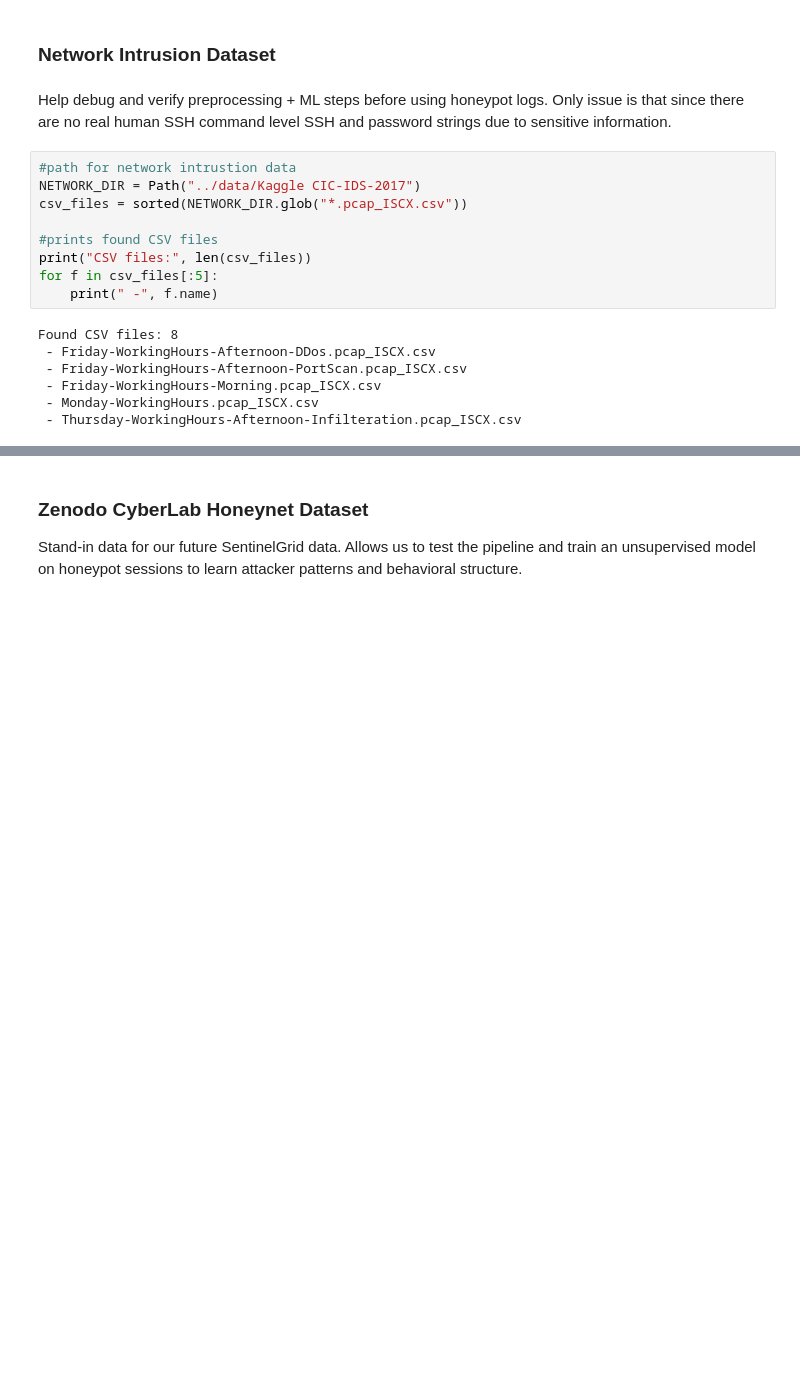
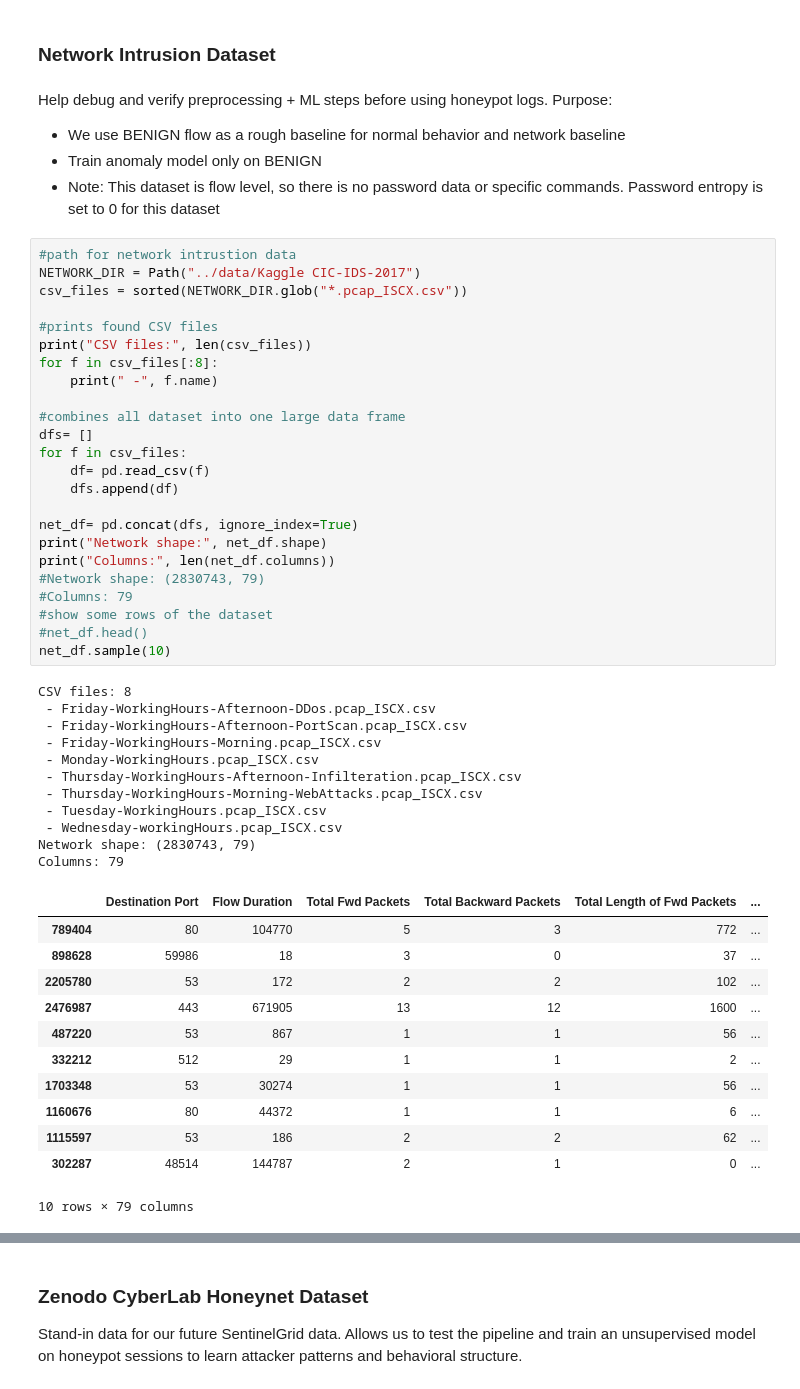
Before and after one commit to SethJonesIntern/SentinelGrid, a Jupyter notebook: machine-learning/notebooks/threat_analysis.ipynb, the cells around one changed output, grey strips where cells are left out. Cells and saved outputs as stored; diff of their text form; blank space fills up the shorter version.

```diff
--- a/machine-learning/notebooks/threat_analysis.ipynb
+++ b/machine-learning/notebooks/threat_analysis.ipynb
@@ -129,20 +135,56 @@ def shannon_entropy(s:str) ->float:
 # %% [markdown]
 ### Network Intrusion Dataset
 # %% [markdown]
-Help debug and verify preprocessing + ML steps before using honeypot logs. Only issue is that since there are no real human SSH command level SSH and password strings due to sensitive information.
+Help debug and verify preprocessing + ML steps before using honeypot logs.
+Purpose:
+- We use BENIGN flow as a rough baseline for normal behavior and network baseline
+- Train anomaly model only on BENIGN
+- Note: This dataset is flow level, so there is no password data or specific commands. Password entropy is set to 0 for this dataset
 # %%
 #path for network intrustion data
 NETWORK_DIR = Path("../data/Kaggle CIC-IDS-2017")
 csv_files = sorted(NETWORK_DIR.glob("*.pcap_ISCX.csv"))
 
 #prints found CSV files
 print("CSV files:", len(csv_files))
-for f in csv_files[:5]:
+for f in csv_files[:8]:
     print(" -", f.name)
+
+#combines all dataset into one large data frame
+dfs= []
+for f in csv_files:
+    df= pd.read_csv(f)
+    dfs.append(df)
+
+net_df= pd.concat(dfs, ignore_index=True)
+print("Network shape:", net_df.shape)
+print("Columns:", len(net_df.columns))
+#Network shape: (2830743, 79)
+#Columns: 79
+#show some rows of the dataset
+#net_df.head()
+net_df.sample(10)
 # %% [output]
-Found CSV files: 8
+CSV files: 8
  - Friday-WorkingHours-Afternoon-DDos.pcap_ISCX.csv
  - Friday-WorkingHours-Afternoon-PortScan.pcap_ISCX.csv
  - Friday-WorkingHours-Morning.pcap_ISCX.csv
  - Monday-WorkingHours.pcap_ISCX.csv
  - Thursday-WorkingHours-Afternoon-Infilteration.pcap_ISCX.csv
+ - Thursday-WorkingHours-Morning-WebAttacks.pcap_ISCX.csv
+ - Tuesday-WorkingHours.pcap_ISCX.csv
+ - Wednesday-workingHours.pcap_ISCX.csv
+Network shape: (2830743, 79)
+Columns: 79
+|  | Destination Port | Flow Duration | Total Fwd Packets | Total Backward Packets | Total Length of Fwd Packets | ... |
+| 789404 | 80 | 104770 | 5 | 3 | 772 | ... |
+| 898628 | 59986 | 18 | 3 | 0 | 37 | ... |
+| 2205780 | 53 | 172 | 2 | 2 | 102 | ... |
+| 2476987 | 443 | 671905 | 13 | 12 | 1600 | ... |
+| 487220 | 53 | 867 | 1 | 1 | 56 | ... |
+| 332212 | 512 | 29 | 1 | 1 | 2 | ... |
+| 1703348 | 53 | 30274 | 1 | 1 | 56 | ... |
+| 1160676 | 80 | 44372 | 1 | 1 | 6 | ... |
+| 1115597 | 53 | 186 | 2 | 2 | 62 | ... |
+| 302287 | 48514 | 144787 | 2 | 1 | 0 | ... |
+10 rows × 79 columns
```
Also changed, not shown: parts of 7 cells of this notebook.
